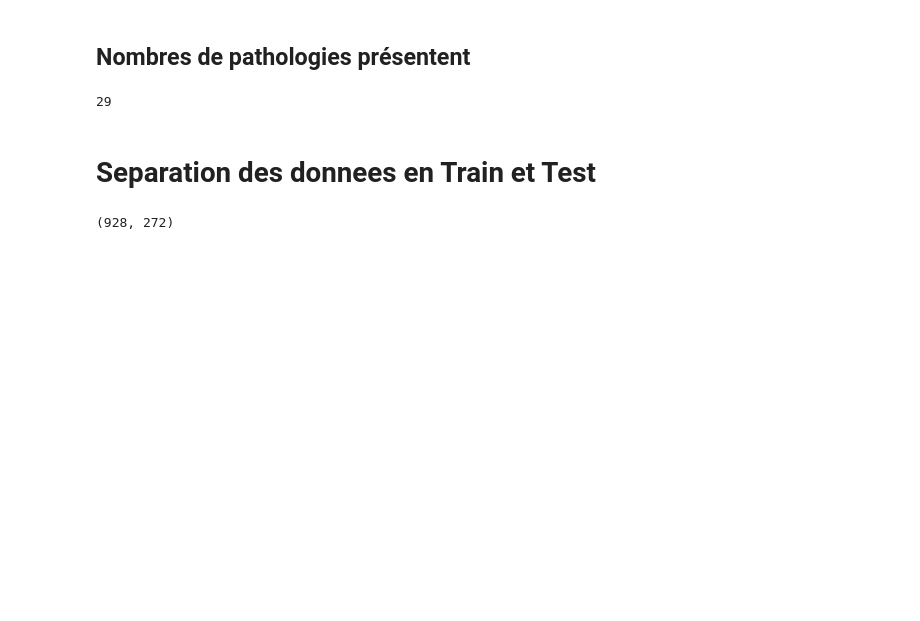
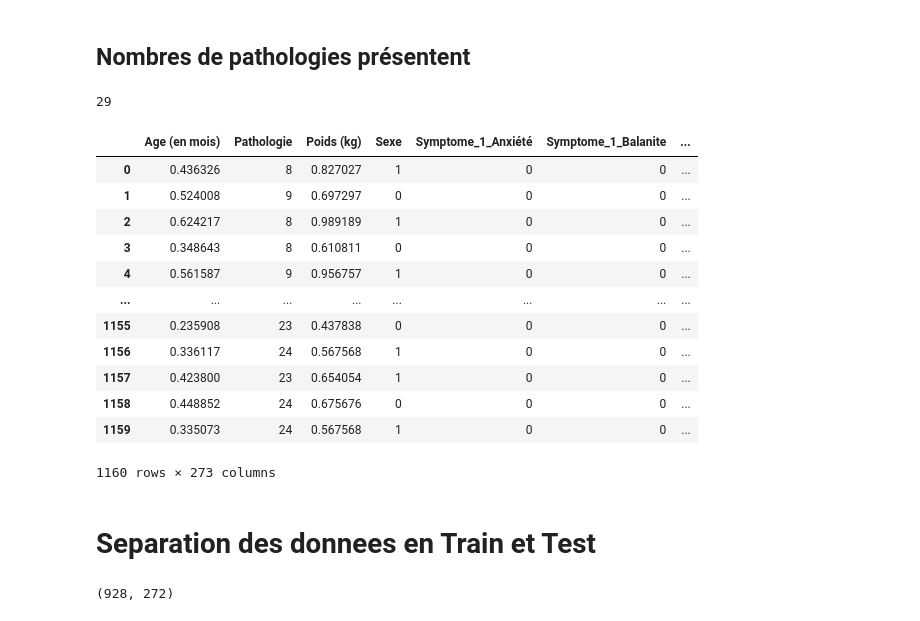
Before and after one commit to Pawindtaore/prediction_pathologie_ginfocloud, a Jupyter notebook: prediction_pathologie_pescriptions.ipynb, the cells around one changed output. Saved outputs shown, nothing was run; the diff lists cells and outputs as text; code cells hidden in the pictures; blank space fills up the shorter version.

```diff
--- a/prediction_pathologie_pescriptions.ipynb
+++ b/prediction_pathologie_pescriptions.ipynb
@@ -369,6 +370,22 @@ prepared_data.shape
 len(prepared_data.loc[:, 'Pathologie'].unique())
 # %% [output]
 29
+# %%
+prepared_data
+# %% [output]
+|  | Age (en mois) | Pathologie | Poids (kg) | Sexe | Symptome_1_Anxiété | Symptome_1_Balanite | ... |
+| 0 | 0.436326 | 8 | 0.827027 | 1 | 0 | 0 | ... |
+| 1 | 0.524008 | 9 | 0.697297 | 0 | 0 | 0 | ... |
+| 2 | 0.624217 | 8 | 0.989189 | 1 | 0 | 0 | ... |
+| 3 | 0.348643 | 8 | 0.610811 | 0 | 0 | 0 | ... |
+| 4 | 0.561587 | 9 | 0.956757 | 1 | 0 | 0 | ... |
+| ... | ... | ... | ... | ... | ... | ... | ... |
+| 1155 | 0.235908 | 23 | 0.437838 | 0 | 0 | 0 | ... |
+| 1156 | 0.336117 | 24 | 0.567568 | 1 | 0 | 0 | ... |
+| 1157 | 0.423800 | 23 | 0.654054 | 1 | 0 | 0 | ... |
+| 1158 | 0.448852 | 24 | 0.675676 | 0 | 0 | 0 | ... |
+| 1159 | 0.335073 | 24 | 0.567568 | 1 | 0 | 0 | ... |
+1160 rows × 273 columns
 # %% [markdown]
 # Separation des donnees en Train et Test
 # %%
```
Also changed, not shown: parts of 19 cells of this notebook, 19 other files.
